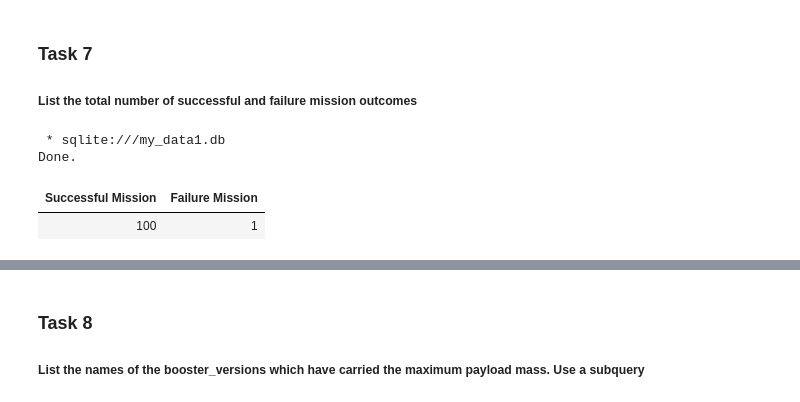
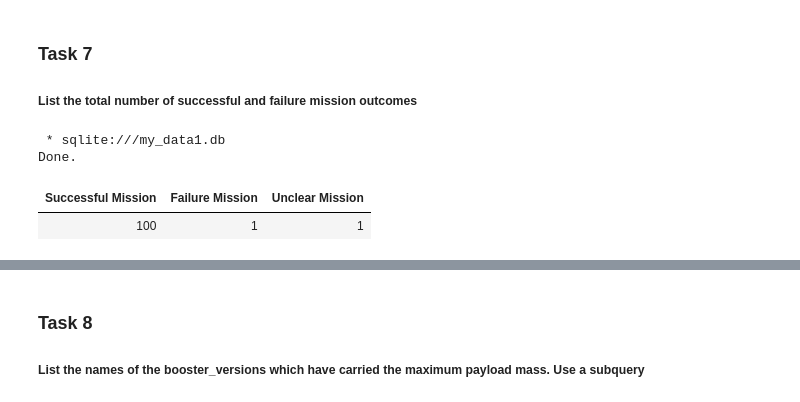
Before and after one commit to joaoperna/IBM-Data-Science-Certification, a Jupyter notebook: Curso 10/Modulo 2 jupyter-labs-eda-sql-coursera_sqllite.ipynb, the cells around one changed output, grey strips where cells are left out. Cells and saved outputs as stored; diff of their text form; code cells hidden in the pictures.

```diff
--- a/Curso 10/Modulo 2 jupyter-labs-eda-sql-coursera_sqllite.ipynb
+++ b/Curso 10/Modulo 2 jupyter-labs-eda-sql-coursera_sqllite.ipynb
@@ -227,10 +261,11 @@ Done.
 # %%
 %%sql
 SELECT sum(case when MISSION_OUTCOME LIKE '%Success%' then 1 else 0 end) AS "Successful Mission",
-sum(case when MISSION_OUTCOME LIKE '%Failure%' then 1 else 0 end) AS "Failure Mission"
+sum(case when MISSION_OUTCOME LIKE '%Failure%' then 1 else 0 end) AS "Failure Mission",
+sum(case when MISSION_OUTCOME LIKE '%unclear%' then 1 else 0 end) AS "Unclear Mission"
 FROM SPACEXTBL;
 # %% [output]
  * sqlite:///my_data1.db
 Done.
-| Successful Mission | Failure Mission |
-| 100 | 1 |
+| Successful Mission | Failure Mission | Unclear Mission |
+| 100 | 1 | 1 |
```
Also changed, not shown: parts of 12 cells of this notebook, 6 other files.
